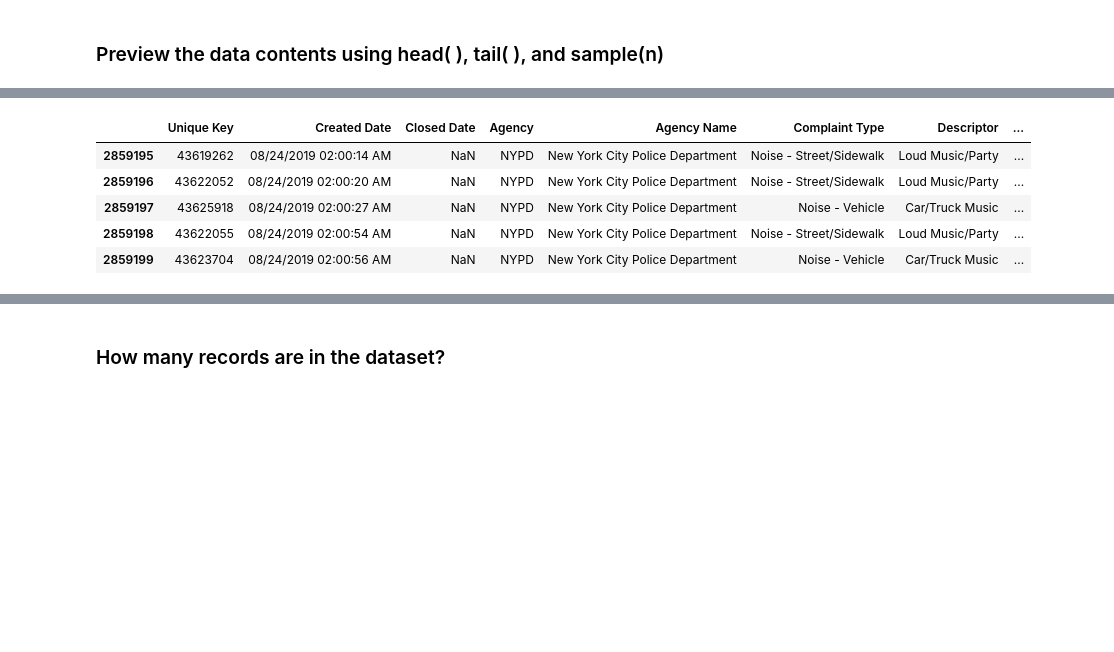
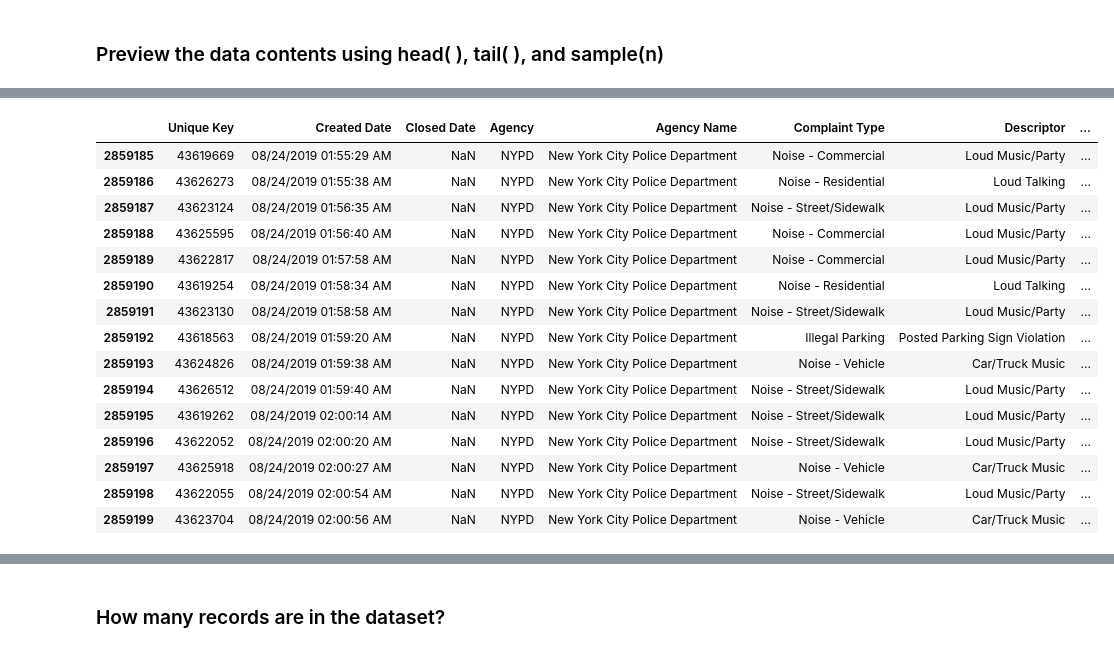
Before and after one commit to afeld/python-public-policy, a Jupyter notebook: lecture_0.ipynb, the cells around one changed output, grey strips where cells are left out. Drawn from its saved outputs; the diff is of its cells as text; code cells hidden in the pictures; blank space fills up the shorter version.

```diff
--- a/lecture_0.ipynb
+++ b/lecture_0.ipynb
@@ -37,9 +41,19 @@ df.head() # first 5
 | 3 | 39894246 | 08/01/2018 12:01:00 AM | 08/02/2018 10:30:00 PM | DEP | Department of Environmental Prote... | Noise | Noise: Construction Before/After ... | ... |
 | 4 | 39881329 | 08/01/2018 12:01:00 AM | 08/05/2018 12:00:00 AM | DSNY | Department of Sanitation | Request Large Bulky Item Collection | Request Large Bulky Item Collection | ... |
 # %%
-df.tail() # last 5
+df.tail(15) # last 5
 # %% [output]
 |  | Unique Key | Created Date | Closed Date | Agency | Agency Name | Complaint Type | Descriptor | ... |
+| 2859185 | 43619669 | 08/24/2019 01:55:29 AM | NaN | NYPD | New York City Police Department | Noise - Commercial | Loud Music/Party | ... |
+| 2859186 | 43626273 | 08/24/2019 01:55:38 AM | NaN | NYPD | New York City Police Department | Noise - Residential | Loud Talking | ... |
+| 2859187 | 43623124 | 08/24/2019 01:56:35 AM | NaN | NYPD | New York City Police Department | Noise - Street/Sidewalk | Loud Music/Party | ... |
+| 2859188 | 43625595 | 08/24/2019 01:56:40 AM | NaN | NYPD | New York City Police Department | Noise - Commercial | Loud Music/Party | ... |
+| 2859189 | 43622817 | 08/24/2019 01:57:58 AM | NaN | NYPD | New York City Police Department | Noise - Commercial | Loud Music/Party | ... |
+| 2859190 | 43619254 | 08/24/2019 01:58:34 AM | NaN | NYPD | New York City Police Department | Noise - Residential | Loud Talking | ... |
+| 2859191 | 43623130 | 08/24/2019 01:58:58 AM | NaN | NYPD | New York City Police Department | Noise - Street/Sidewalk | Loud Music/Party | ... |
+| 2859192 | 43618563 | 08/24/2019 01:59:20 AM | NaN | NYPD | New York City Police Department | Illegal Parking | Posted Parking Sign Violation | ... |
+| 2859193 | 43624826 | 08/24/2019 01:59:38 AM | NaN | NYPD | New York City Police Department | Noise - Vehicle | Car/Truck Music | ... |
+| 2859194 | 43626512 | 08/24/2019 01:59:40 AM | NaN | NYPD | New York City Police Department | Noise - Street/Sidewalk | Loud Music/Party | ... |
 | 2859195 | 43619262 | 08/24/2019 02:00:14 AM | NaN | NYPD | New York City Police Department | Noise - Street/Sidewalk | Loud Music/Party | ... |
 | 2859196 | 43622052 | 08/24/2019 02:00:20 AM | NaN | NYPD | New York City Police Department | Noise - Street/Sidewalk | Loud Music/Party | ... |
 | 2859197 | 43625918 | 08/24/2019 02:00:27 AM | NaN | NYPD | New York City Police Department | Noise - Vehicle | Car/Truck Music | ... |
```
Also changed, not shown: parts of 4 cells of this notebook.
